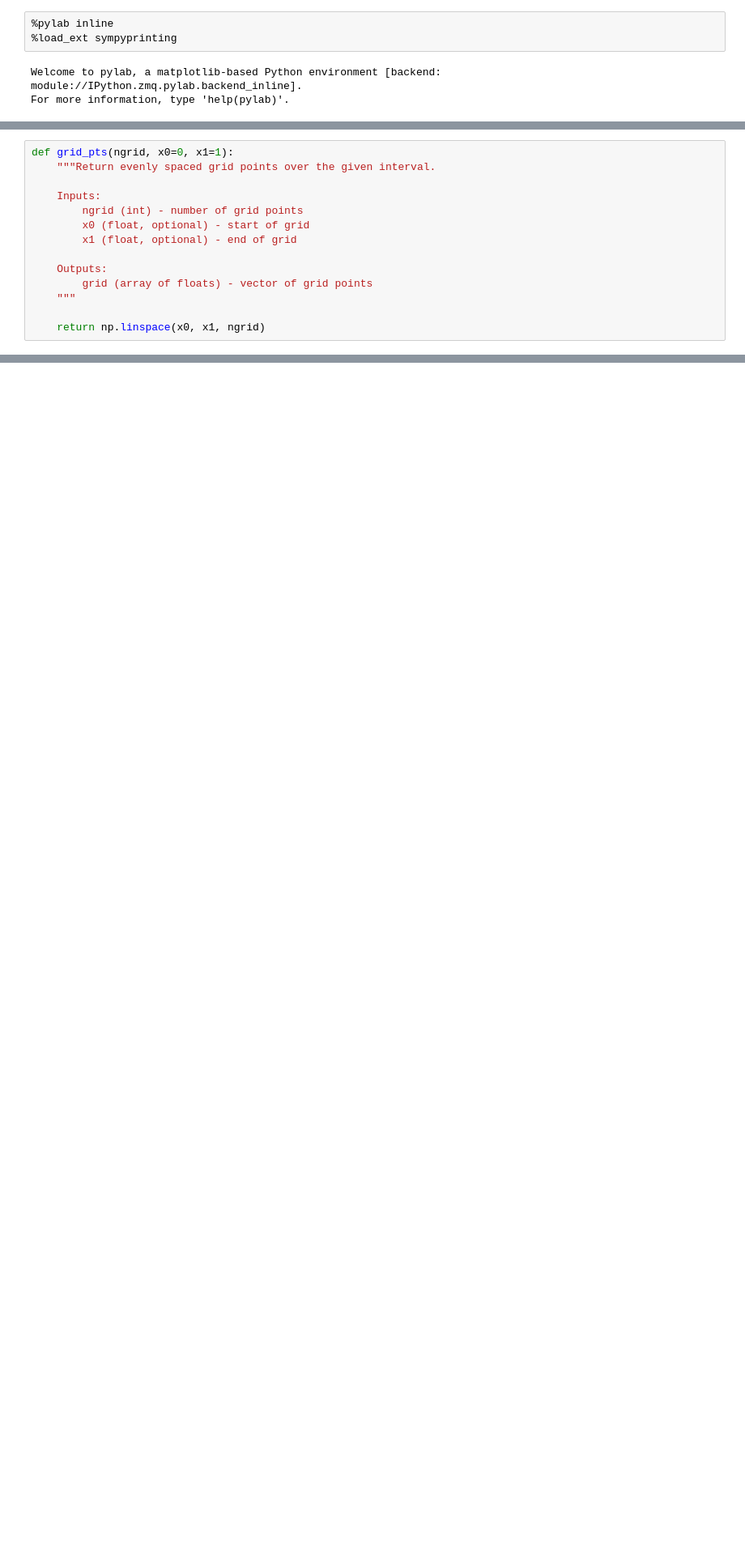
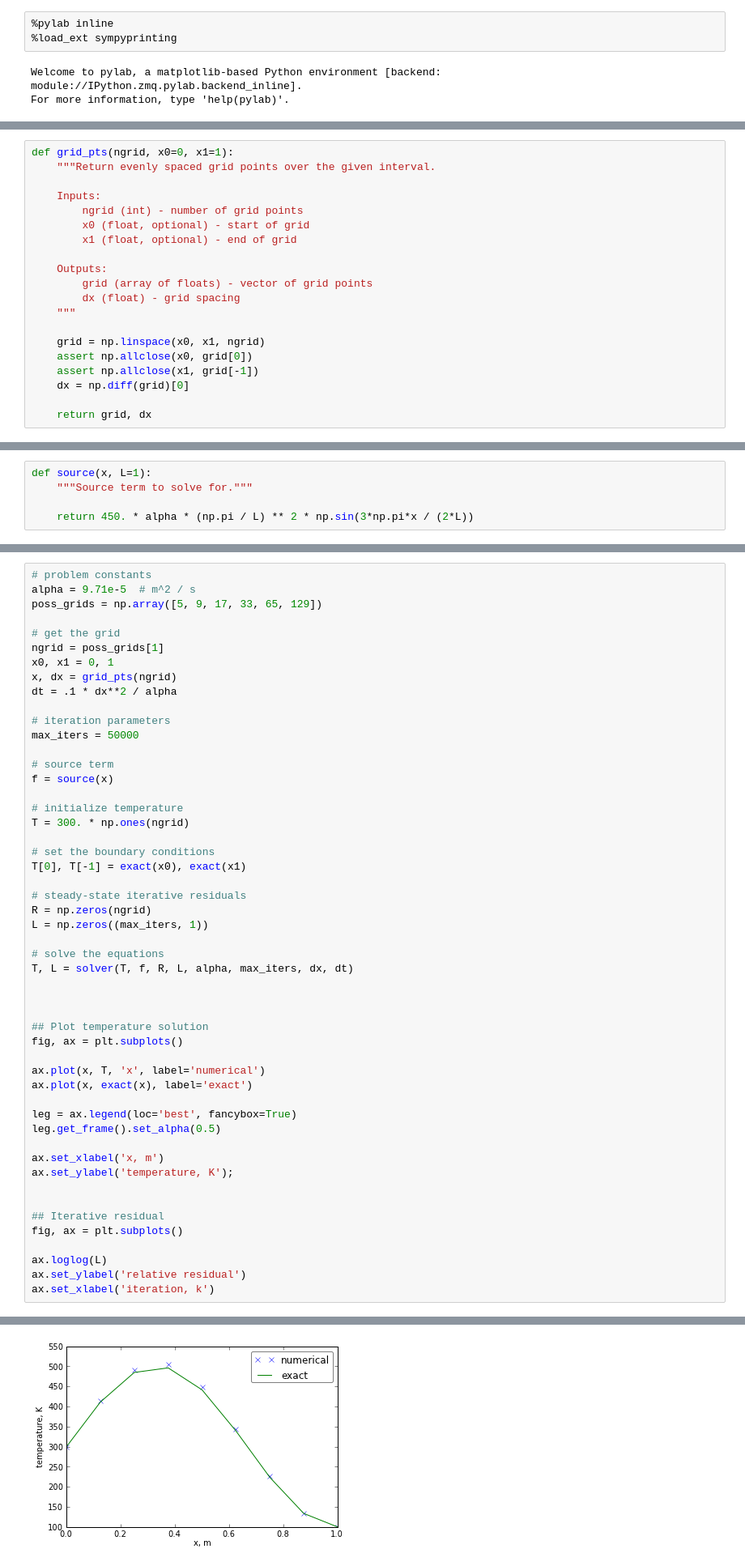
Before and after one commit to isaacyeaton/adv-intro-cfd-2012, a Jupyter notebook: hw5/hw5.ipynb, the cells around one changed output, grey strips where cells are left out. Shown: that part at 81% size. Cells and saved outputs as stored; diff of their text form; blank space fills up the shorter version.

```diff
--- a/hw5/hw5.ipynb
+++ b/hw5/hw5.ipynb
@@ -29,6 +49,12 @@ def grid_pts(ngrid, x0=0, x1=1):
 
     Outputs:
         grid (array of floats) - vector of grid points
+        dx (float) - grid spacing
     """
 
-    return np.linspace(x0, x1, ngrid)
+    grid = np.linspace(x0, x1, ngrid)
+    assert np.allclose(x0, grid[0])
+    assert np.allclose(x1, grid[-1])
+    dx = np.diff(grid)[0]
+
+    return grid, dx
@@ -61,0 +71,5 @@ for i in range(ngrid):
+# %%
+def source(x, L=1):
+    """Source term to solve for."""
+
+    return 450. * alpha * (np.pi / L) ** 2 * np.sin(3*np.pi*x / (2*L))
@@ -61,0 +103,52 @@ for i in range(ngrid):
+# %%
+# problem constants
+alpha = 9.71e-5  # m^2 / s
+poss_grids = np.array([5, 9, 17, 33, 65, 129])
+
+# get the grid
+ngrid = poss_grids[1]
+x0, x1 = 0, 1
+x, dx = grid_pts(ngrid)
+dt = .1 * dx**2 / alpha
+
+# iteration parameters
+max_iters = 50000
+
+# source term
+f = source(x)
+
+# initialize temperature
+T = 300. * np.ones(ngrid)
+
+# set the boundary conditions
+T[0], T[-1] = exact(x0), exact(x1)
+
+# steady-state iterative residuals
+R = np.zeros(ngrid)
+L = np.zeros((max_iters, 1))
+
+# solve the equations
+T, L = solver(T, f, R, L, alpha, max_iters, dx, dt)
+
+
+
+## Plot temperature solution
+fig, ax = plt.subplots()
+
+ax.plot(x, T, 'x', label='numerical')
+ax.plot(x, exact(x), label='exact')
+
+leg = ax.legend(loc='best', fancybox=True)
+leg.get_frame().set_alpha(0.5)
+
+ax.set_xlabel('x, m')
+ax.set_ylabel('temperature, K');
+
+
+## Iterative residual
+fig, ax = plt.subplots()
+
+ax.loglog(L)
+ax.set_ylabel('relative residual')
+ax.set_xlabel('iteration, k')
+# %% [output]
@@ -61,0 +156 @@ for i in range(ngrid):
+[figure, added]
```
Also changed, not shown: parts of 14 cells of this notebook, 8 other files.
